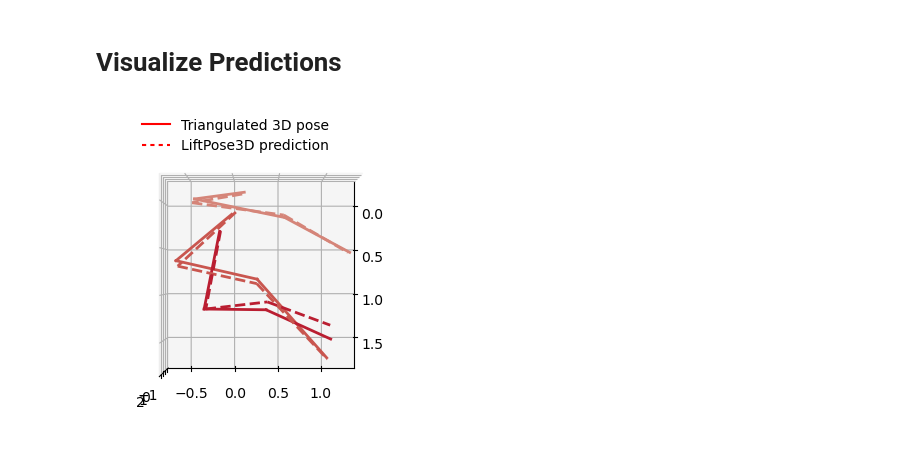
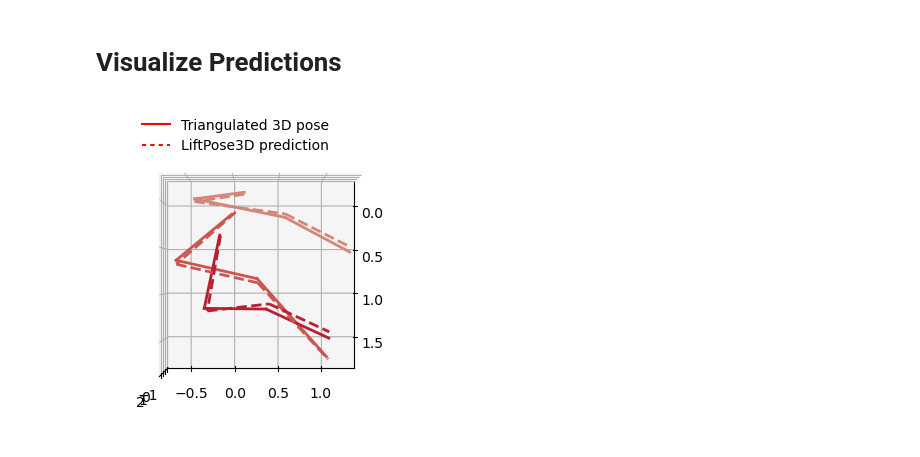
Before and after one commit to NeLy-EPFL/LiftPose3D, a Jupyter notebook: examples/fly_tether_angle_inv/angle_invariant_lifter.ipynb, the cells around one changed output. Cells and saved outputs as stored; diff of their text form; code cells hidden in the pictures.

```diff
--- a/examples/fly_tether_angle_inv/angle_invariant_lifter.ipynb
+++ b/examples/fly_tether_angle_inv/angle_invariant_lifter.ipynb
@@ -153,21 +156,21 @@ test_3d_gt, test_3d_pred, good_keypts = load_test_results(data, stat_2d, stat_3d
 # %%
 # https://stackoverflow.com/a/38865534/7554774
 # conda install ipympl
 #%matplotlib widget
 %matplotlib inline
 from liftpose.plot import plot_pose_3d
 
 fig = plt.figure(figsize=plt.figaspect(1), dpi=100)
 ax = fig.add_subplot(111, projection='3d')
 ax.view_init(elev=90, azim=0)
 
-t = 0
+t = 10
 plot_pose_3d(ax=ax, tar=test_3d_gt[t],
             pred=test_3d_pred[t],
             bones=par_data["vis"]["bones"],
             limb_id=par_data["vis"]["limb_id"],
             colors=par_data["vis"]["colors"],
             good_keypts=good_keypts[t],
             show_gt_always=False)
 # %% [output]
-[figure, old version]
+[figure, new version]
```
Also changed, not shown: parts of 4 cells of this notebook, 2 other files.
